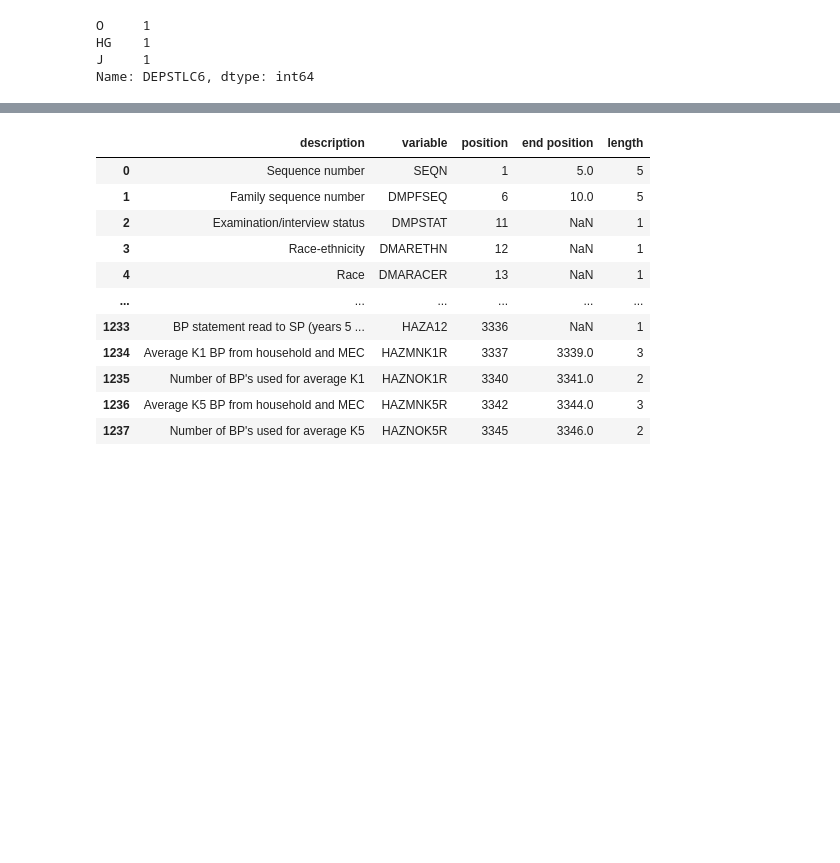
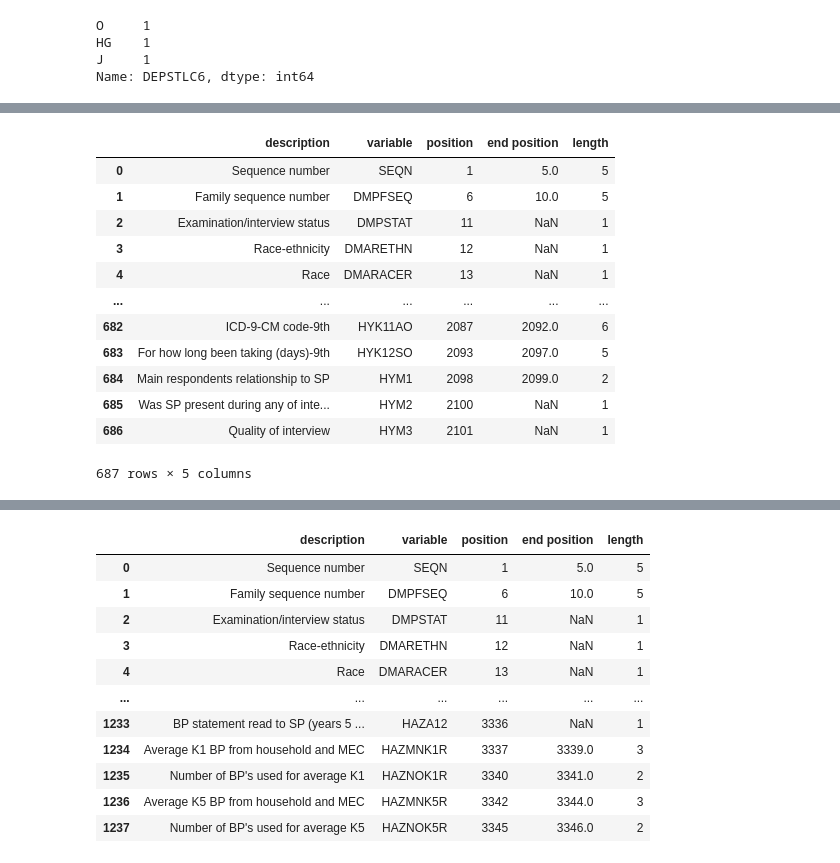
Before and after one commit to climatebrad/nhanes, a Jupyter notebook: nhanes.ipynb, the cells around one changed output, grey strips where cells are left out. Drawn from its saved outputs; the diff is of its cells as text; code cells hidden in the pictures; blank space fills up the shorter version.

Commit message:
household youth file loader

```diff
--- a/nhanes.ipynb
+++ b/nhanes.ipynb
@@ -24,3 +42,21 @@ Name: DEPSTLC6, dtype: int64
+# %%
+youth = HouseholdYouthFile()
+# %%
+youth.cols
+# %% [output]
+|  | description | variable | position | end position | length |
+| 0 | Sequence number | SEQN | 1 | 5.0 | 5 |
+| 1 | Family sequence number | DMPFSEQ | 6 | 10.0 | 5 |
+| 2 | Examination/interview status | DMPSTAT | 11 | NaN | 1 |
+| 3 | Race-ethnicity | DMARETHN | 12 | NaN | 1 |
+| 4 | Race | DMARACER | 13 | NaN | 1 |
+| ... | ... | ... | ... | ... | ... |
+| 682 | ICD-9-CM code-9th | HYK11AO | 2087 | 2092.0 | 6 |
+| 683 | For how long been taking (days)-9th | HYK12SO | 2093 | 2097.0 | 5 |
+| 684 | Main respondents relationship to SP | HYM1 | 2098 | 2099.0 | 2 |
+| 685 | Was SP present during any of inte... | HYM2 | 2100 | NaN | 1 |
+| 686 | Quality of interview | HYM3 | 2101 | NaN | 1 |
+687 rows × 5 columns
 # %%
 nh = HouseholdAdultFile()
 nh.data
```
Also changed, not shown: parts of 2 cells of this notebook, 3 other files.
